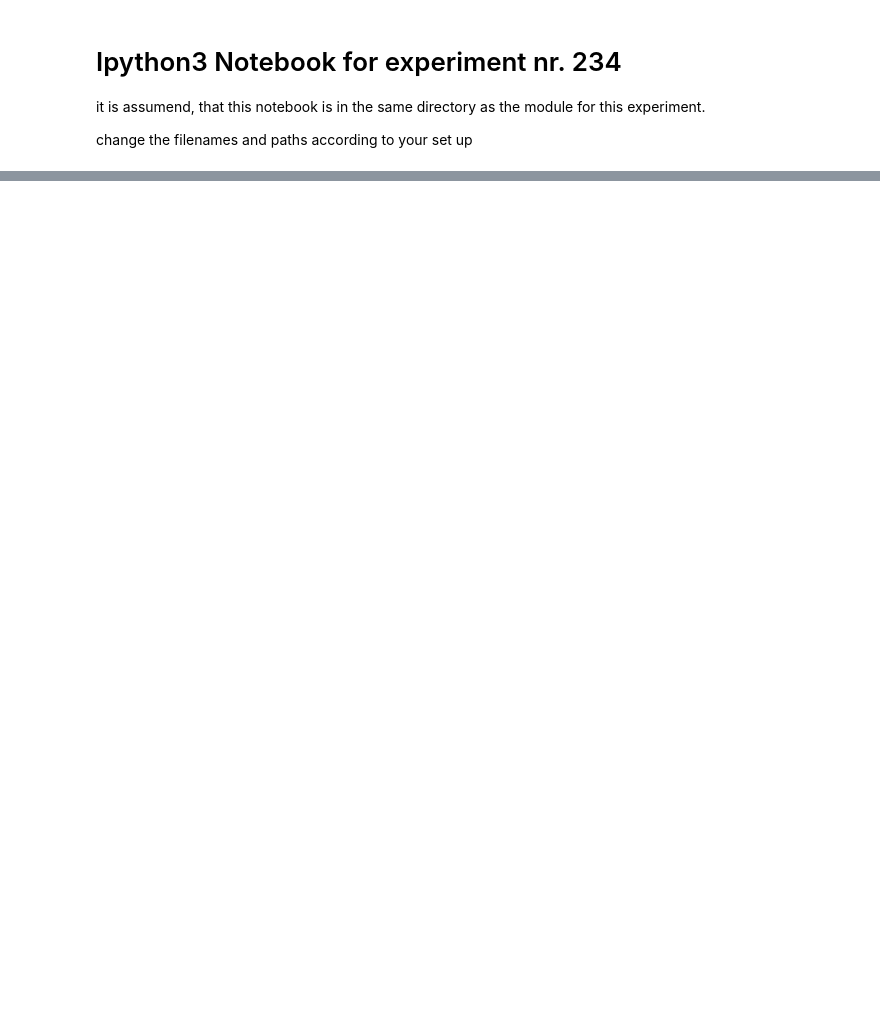
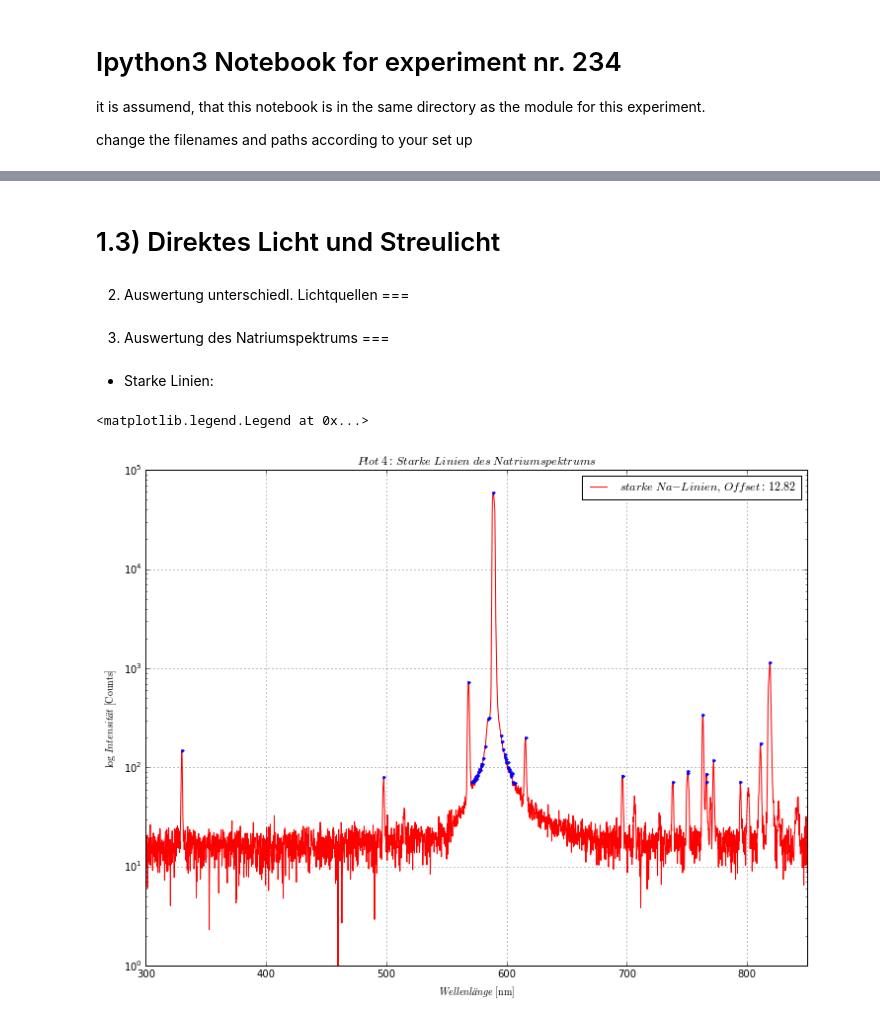
Before and after one commit to krauthex/AP2.1, a Jupyter notebook: v234/v234.ipynb, the cells around one changed output, grey strips where cells are left out. Drawn from its saved outputs; the diff is of its cells as text; code cells hidden in the pictures; blank space fills up the shorter version.

```diff
--- a/v234/v234.ipynb
+++ b/v234/v234.ipynb
@@ -51,0 +91,3 @@ ax.legend(loc=0)
+# %% [markdown]
+1.3) Direktes Licht und Streulicht
+===
@@ -51,0 +96,3 @@ ax.legend(loc=0)
+# %% [markdown]
+2) Auswertung unterschiedl. Lichtquellen
+===
@@ -51,0 +101,46 @@ ax.legend(loc=0)
+# %% [markdown]
+3) Auswertung des Natriumspektrums
+===
+# %% [markdown]
+- Starke Linien:
+# %%
+## loading data
+# natrium stark nicht gesättigt
+na_stark_lamb, na_stark_int = np.genfromtxt('.data/natrium_stark_nicht_gesaettigt.txt',
+                                            skiprows=17, unpack=True, dtype='str') ## comma decimal points instead of dots
+na_stark_lamb = [float(i.replace(',','.')) for i in na_stark_lamb]
+na_stark_int = [float(i.replace(',','.')) for i in na_stark_int]
+
+## offset
+offset_na_stark = np.abs(np.min(na_stark_int))
+na_stark_int = na_stark_int + offset_na_stark
+
+## find the wavelengths:
+## find maxes
+def find_max(data, threshold, upper_lim):
+    maxes = []
+    for i,j in enumerate(data):
+        if( data[i-1] < j and j > data[i+1] and j > threshold and j < upper_lim):
+            maxes.append((i,j))
+    return maxes
+
+maxima = find_max(na_stark_int, 70, np.infty)
+#print(len(maxima))
+maxima = np.array(maxima).transpose()
+index = list(np.array(maxima[0], dtype='int'))
+
+## plotting
+fig = plt.figure(figsize=(12,9))
+ax = fig.add_subplot(111)
+ax.plot(na_stark_lamb, na_stark_int, 'r-', label='$starke\ Na-Linien,\ Offset:\ ' + str(offset_na_stark) + '$')
+ax.plot(np.array(na_stark_lamb)[index], np.array(na_stark_int)[index], 'b.')
+ax.set_yscale('log')
+ax.set_xlim(300, 850)
+ax.set_xlabel('$Wellenlänge\ \mathrm{[nm]}$')
+ax.set_ylabel('$\mathrm{log}\ Intensität\ \mathrm{[Counts]}$')
+ax.set_title('$Plot\ 4:\ Starke\ Linien\ des\ Natriumspektrums$')
+ax.grid()
+ax.legend(loc=0)
+# %% [output]
+<matplotlib.legend.Legend at 0x...>
+[figure, added]
```
Also changed, not shown: parts of 8 cells of this notebook.
